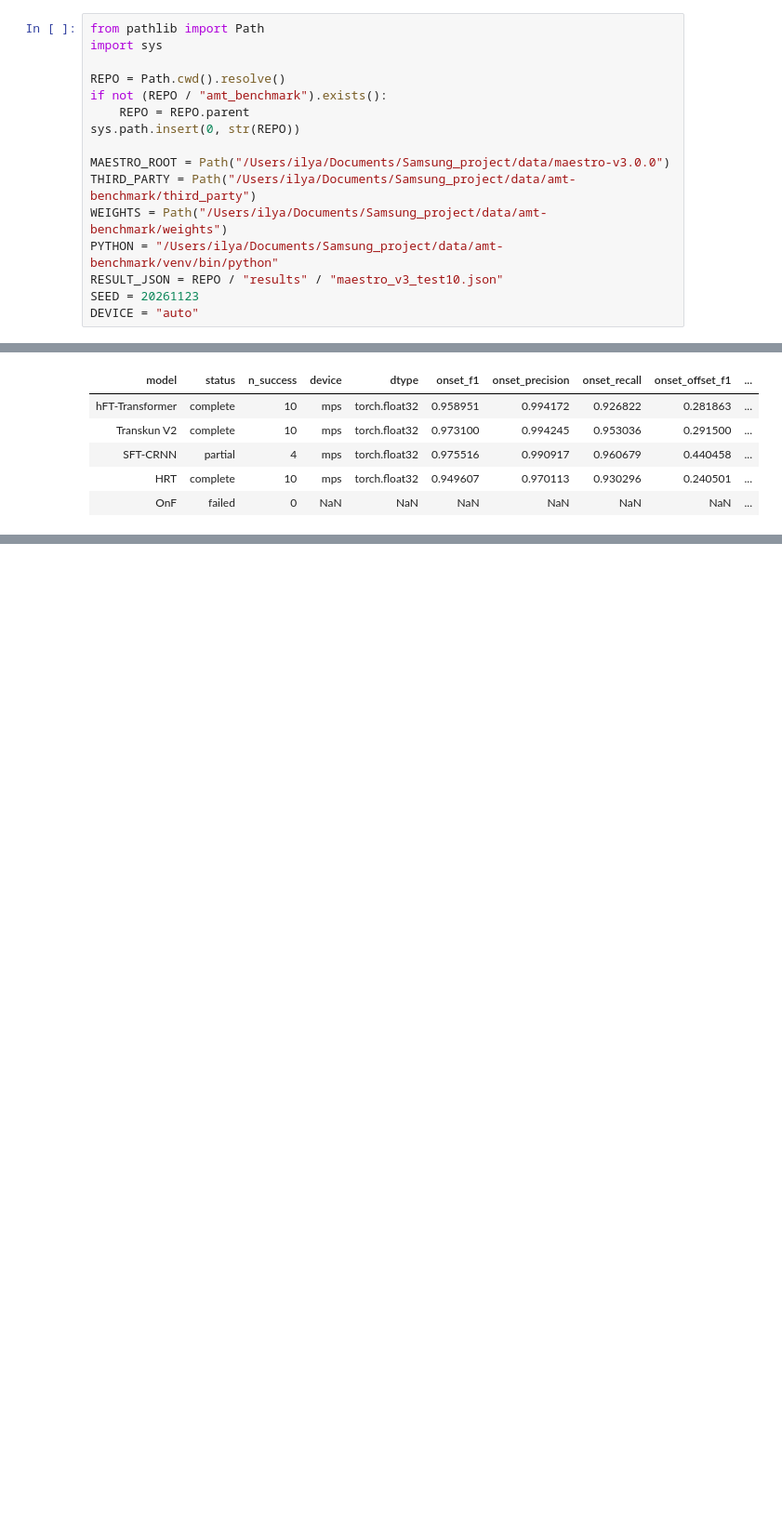
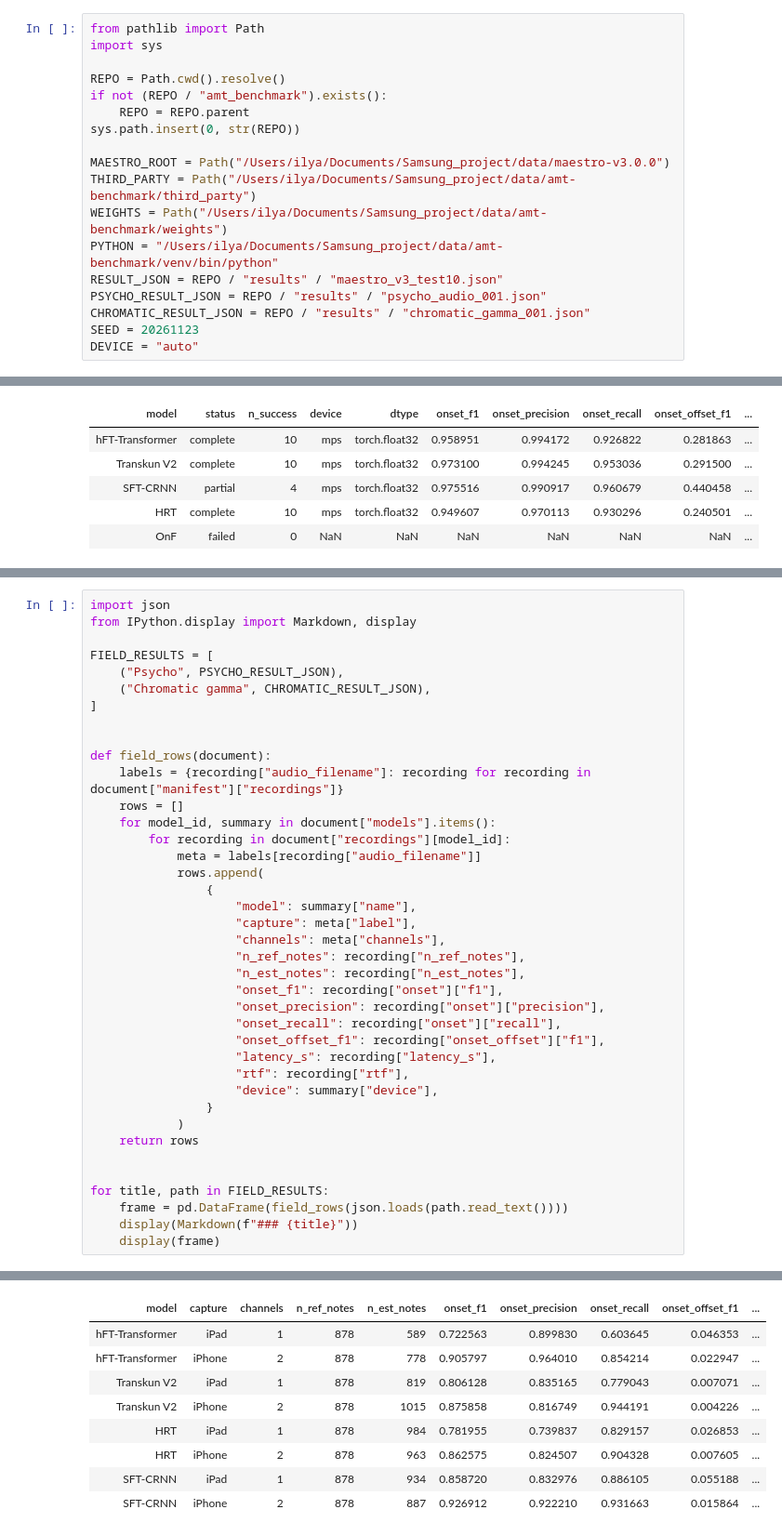
Before and after one commit to ng0q/PianoForge, a Jupyter notebook: research/audio-transcription/notebooks/01_amt_benchmark.ipynb, the cells around one changed output, grey strips where cells are left out. Shown at 93% size. Saved outputs shown, nothing was run; the diff lists cells and outputs as text; blank space fills up the shorter version.

Commit message:
test: add Psycho and chromatic-gamma scores to the transcription benchmark
Record field-recording results next to the MAESTRO run, and add the first research report.

```diff
--- a/research/audio-transcription/notebooks/02_amt_benchmark.ipynb
+++ b/research/audio-transcription/notebooks/01_amt_benchmark.ipynb
@@ -20,6 +20,8 @@ THIRD_PARTY = Path("/Users/ilya/Documents/Samsung_project/data/amt-benchmark/thi
 WEIGHTS = Path("/Users/ilya/Documents/Samsung_project/data/amt-benchmark/weights")
 PYTHON = "/Users/ilya/Documents/Samsung_project/data/amt-benchmark/venv/bin/python"
 RESULT_JSON = REPO / "results" / "maestro_v3_test10.json"
+PSYCHO_RESULT_JSON = REPO / "results" / "psycho_audio_001.json"
+CHROMATIC_RESULT_JSON = REPO / "results" / "chromatic_gamma_001.json"
 SEED = 20261123
 DEVICE = "auto"
 # %% [markdown]
@@ -188,0 +349,40 @@ pd.DataFrame(summary_table(saved))
+# %%
+import json
+from IPython.display import Markdown, display
+
+FIELD_RESULTS = [
+    ("Psycho", PSYCHO_RESULT_JSON),
+    ("Chromatic gamma", CHROMATIC_RESULT_JSON),
+]
+
+
+def field_rows(document):
+    labels = {recording["audio_filename"]: recording for recording in document["manifest"]["recordings"]}
+    rows = []
+    for model_id, summary in document["models"].items():
+        for recording in document["recordings"][model_id]:
+            meta = labels[recording["audio_filename"]]
+            rows.append(
+                {
+                    "model": summary["name"],
+                    "capture": meta["label"],
+                    "channels": meta["channels"],
+                    "n_ref_notes": recording["n_ref_notes"],
+                    "n_est_notes": recording["n_est_notes"],
+                    "onset_f1": recording["onset"]["f1"],
+                    "onset_precision": recording["onset"]["precision"],
+                    "onset_recall": recording["onset"]["recall"],
+                    "onset_offset_f1": recording["onset_offset"]["f1"],
+                    "latency_s": recording["latency_s"],
+                    "rtf": recording["rtf"],
+                    "device": summary["device"],
+                }
+            )
+    return rows
+
+
+for title, path in FIELD_RESULTS:
+    frame = pd.DataFrame(field_rows(json.loads(path.read_text())))
+    display(Markdown(f"### {title}"))
+    display(frame)
+# %% [output]
@@ -188,0 +390,9 @@ pd.DataFrame(summary_table(saved))
+| model | capture | channels | n_ref_notes | n_est_notes | onset_f1 | onset_precision | onset_recall | onset_offset_f1 | ... |
+| hFT-Transformer | iPad | 1 | 878 | 589 | 0.722563 | 0.899830 | 0.603645 | 0.046353 | ... |
+| hFT-Transformer | iPhone | 2 | 878 | 778 | 0.905797 | 0.964010 | 0.854214 | 0.022947 | ... |
+| Transkun V2 | iPad | 1 | 878 | 819 | 0.806128 | 0.835165 | 0.779043 | 0.007071 | ... |
+| Transkun V2 | iPhone | 2 | 878 | 1015 | 0.875858 | 0.816749 | 0.944191 | 0.004226 | ... |
+| HRT | iPad | 1 | 878 | 984 | 0.781955 | 0.739837 | 0.829157 | 0.026853 | ... |
+| HRT | iPhone | 2 | 878 | 963 | 0.862575 | 0.824507 | 0.904328 | 0.007605 | ... |
+| SFT-CRNN | iPad | 1 | 878 | 934 | 0.858720 | 0.832976 | 0.886105 | 0.055188 | ... |
+| SFT-CRNN | iPhone | 2 | 878 | 887 | 0.926912 | 0.922210 | 0.931663 | 0.015864 | ... |
```
Also changed, not shown: parts of 4 cells of this notebook, 8 other files.
